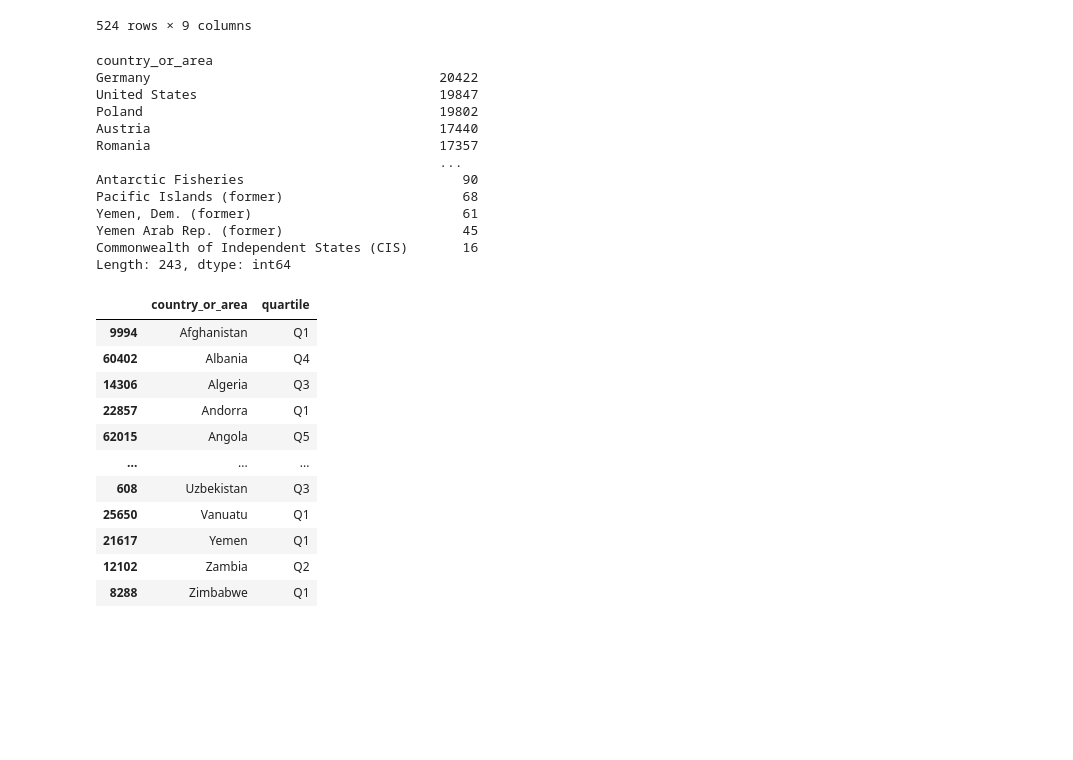
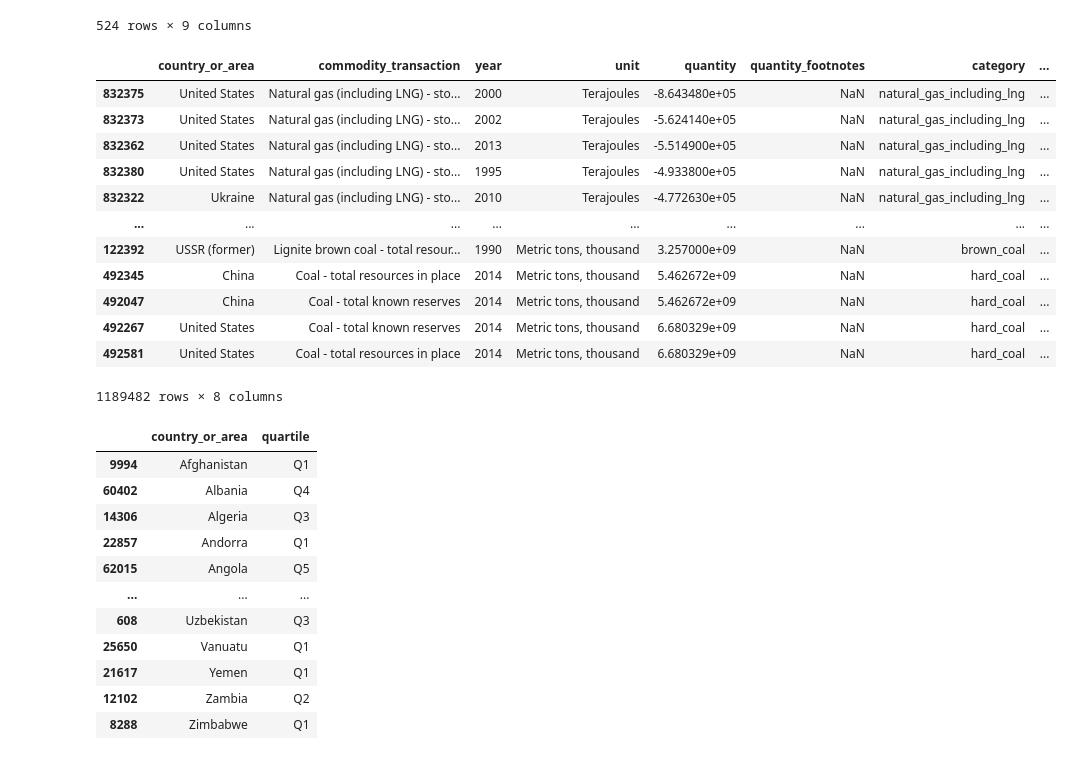
Before and after one commit to See-You-Data/UNInternationalEnergyData, a Jupyter notebook: introductory_analysis.ipynb, the cells around one changed output. Saved outputs shown, nothing was run; the diff lists cells and outputs as text; code cells hidden in the pictures; blank space fills up the shorter version.

Commit message:
cqut to distinguish qulaity of data by country added to notebook

```diff
--- a/introductory_analysis.ipynb
+++ b/introductory_analysis.ipynb
@@ -368,21 +368,24 @@ def data_quality_by_column(df,column_name):
-# %%
-df_working = df.copy()
-df_working = df_working.value_counts('country_or_area').sort_values(ascending = False)
-df_working
-# %% [output]
-country_or_area
-Germany                                     20422
-United States                               19847
-Poland                                      19802
-Austria                                     17440
-Romania                                     17357
-                                            ...
-Antarctic Fisheries                            90
-Pacific Islands (former)                       68
-Yemen, Dem. (former)                           61
-Yemen Arab Rep. (former)                       45
-Commonwealth of Independent States (CIS)       16
-Length: 243, dtype: int64
+# %%
+df_working = df.copy()
+df_working_ser1 = df_working.value_counts('country_or_area').sort_values(ascending = False)
+df_working_ser2 = pd.qcut(q=6, x=df_working_ser1, labels=['q6','q5','q4','q3','q2','q1'])
+df_working_df = df_working_ser2.to_frame(name='country_rank').reset_index()
+df_working_df
+pd.merge(left=df_working, right=df_working_df, how='left', on='country_or_area')
+# %% [output]
+|  | country_or_area | commodity_transaction | year | unit | quantity | quantity_footnotes | category | ... |
+| 832375 | United States | Natural gas (including LNG) - sto... | 2000 | Terajoules | -8.643480e+05 | NaN | natural_gas_including_lng | ... |
+| 832373 | United States | Natural gas (including LNG) - sto... | 2002 | Terajoules | -5.624140e+05 | NaN | natural_gas_including_lng | ... |
+| 832362 | United States | Natural gas (including LNG) - sto... | 2013 | Terajoules | -5.514900e+05 | NaN | natural_gas_including_lng | ... |
+| 832380 | United States | Natural gas (including LNG) - sto... | 1995 | Terajoules | -4.933800e+05 | NaN | natural_gas_including_lng | ... |
+| 832322 | Ukraine | Natural gas (including LNG) - sto... | 2010 | Terajoules | -4.772630e+05 | NaN | natural_gas_including_lng | ... |
+| ... | ... | ... | ... | ... | ... | ... | ... | ... |
+| 122392 | USSR (former) | Lignite brown coal - total resour... | 1990 | Metric tons, thousand | 3.257000e+09 | NaN | brown_coal | ... |
+| 492345 | China | Coal - total resources in place | 2014 | Metric tons, thousand | 5.462672e+09 | NaN | hard_coal | ... |
+| 492047 | China | Coal - total known reserves | 2014 | Metric tons, thousand | 5.462672e+09 | NaN | hard_coal | ... |
+| 492267 | United States | Coal - total known reserves | 2014 | Metric tons, thousand | 6.680329e+09 | NaN | hard_coal | ... |
+| 492581 | United States | Coal - total resources in place | 2014 | Metric tons, thousand | 6.680329e+09 | NaN | hard_coal | ... |
+1189482 rows × 8 columns
 # %%
 countries_df = pd.DataFrame(c.countries_dict)
 # %%
```
Also changed, not shown: parts of 1 cell of this notebook.
